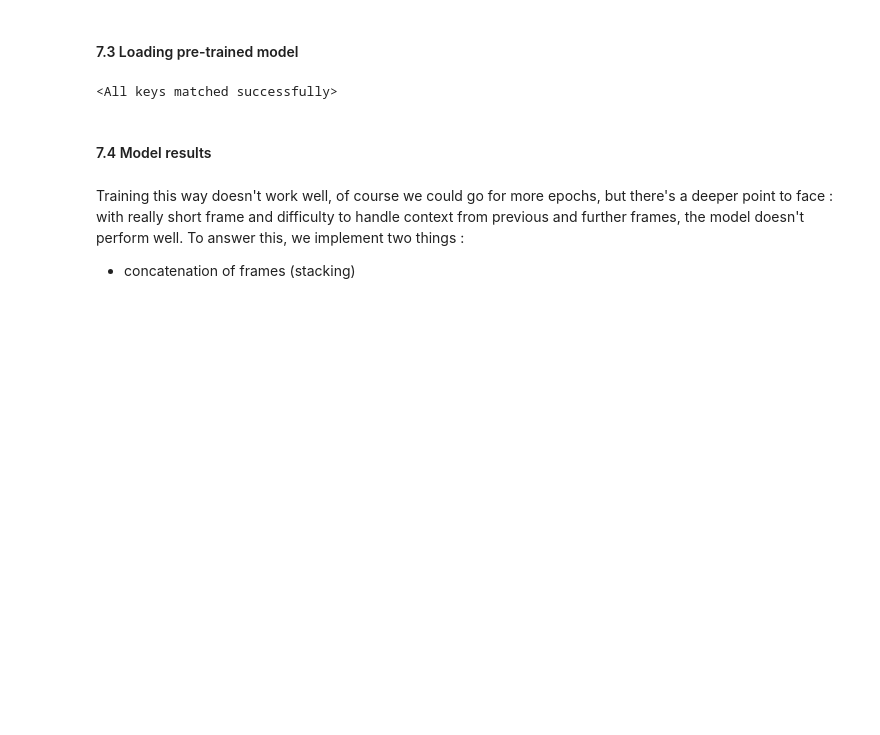
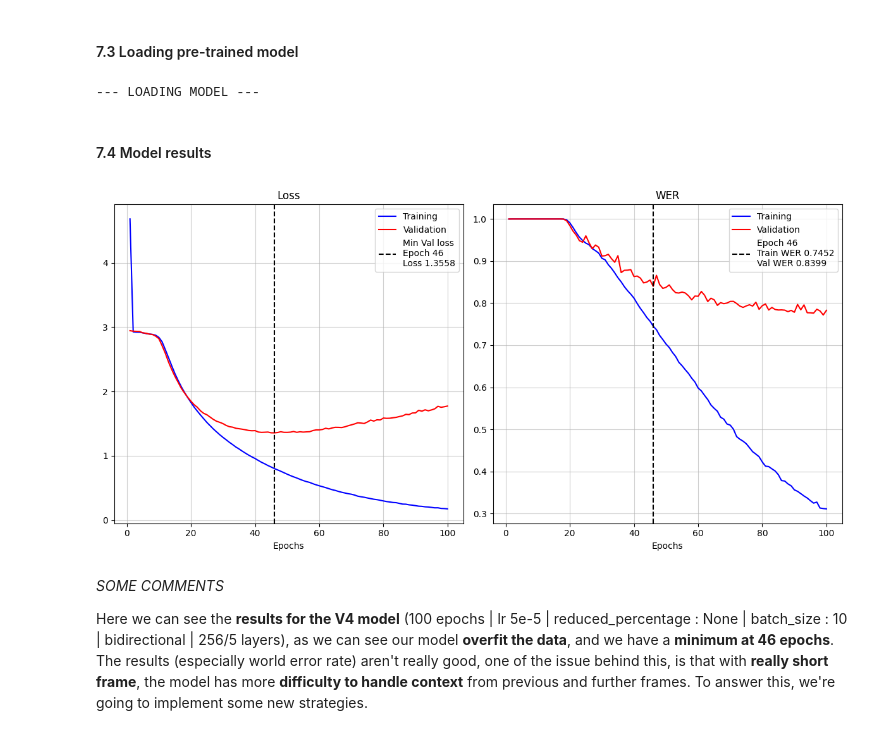
Before and after one commit to AugustinGrunewald/Speech_Recognition, a Jupyter notebook: notebooks/asr.ipynb, the cells around one changed output. Drawn from its saved outputs; the diff is of its cells as text; code cells hidden in the pictures; blank space fills up the shorter version.

```diff
--- a/notebooks/asr.ipynb
+++ b/notebooks/asr.ipynb
@@ -695,7 +697,7 @@ Epoch 1 | Batch 30 | Loss 3.5503
 #### 7.3 Loading pre-trained model
 # %%
 print("\n--- LOADING MODEL ---")
-model_version = "Vx" # Code to know to which model it refers
+model_version = "V4" # Code to know to which model it refers
 backup = torch.load(f"../model/{model_version}/{model_version}_final.pth", map_location=device)
 
 model = SpeechRecognition(
@@ -712,45 +714,38 @@ val_loss_memory = backup['val_loss_memory']
 train_wer_memory = backup['train_wer_memory']
 val_wer_memory = backup['val_wer_memory']
 # %% [output]
-<All keys matched successfully>
+--- LOADING MODEL ---
 # %% [markdown]
 #### 7.4 Model results
 # %%
-def plot_results(train_loss_memory, val_loss_memory):
-    model.eval()
-    test_loss = 0
-    print("\n--- STARTING EVALUATION ---")
+def plot_results(train_loss_memory, val_loss_memory, train_wer_memory, val_wer_memory):
+    fig, axes = plt.subplots(1, 2, figsize=(12, 6))
+    epochs = range(1, len(train_loss_memory) + 1)
 
-    with torch.no_grad():
-        for i, (spectrograms, labels, input_lengths, label_lengths) in enumerate(test_loader):
-            spectrograms = spectrograms.to(device)
-            labels = labels.to(device)
+    axes[0].plot(epochs, train_loss_memory, color="b", label="Training")
+    axes[0].plot(epochs, val_loss_memory, color="r", label="Validation")
+    axes[0].axvline(epochs[np.argmin(val_loss_memory)], color='k', label=f"Min Val loss\nEpoch {epochs[np.argmin(val_loss_memory)]}\nLoss {np.min(val_loss_memory):.4f}", linestyle='--')
+    axes[0].set_title("Loss")
+    axes[0].set_xlabel("Epochs")
+    axes[0].legend()
+    axes[0].grid(alpha=0.6)
 
-            output = model(spectrograms)  # [Batch, Time, Classes]
-            output = output.transpose(0, 1)  # [Time, Batch, Classes] for CTC Loss
+    axes[1].plot(epochs, train_wer_memory, color="b", label="Training")
+    axes[1].plot(epochs, val_wer_memory, color="r", label="Validation")
+    axes[1].axvline(epochs[np.argmin(val_loss_memory)], color='k', label=f"Epoch {epochs[np.argmin(val_loss_memory)]}\nTrain WER {train_wer_memory[np.argmin(val_loss_memory)]:.4f}\nVal WER {val_wer_memory[np.argmin(val_loss_memory)]:.4f}", linestyle='--')
+    axes[1].set_title("WER")
+    axes[1].set_xlabel("Epochs")
+    axes[1].legend()
+    axes[1].grid(alpha=0.6)
 
-            loss = criterion(output, labels, input_lengths, label_lengths)
-            test_loss += loss.item()
+    plt.tight_layout()
+    plt.show()
 
-            # Decoding
-            decoded_preds, decoded_targets = greedy_decoding(
-                output.transpose(0, 1),
-                labels,
-                label_lengths
-            )
-
-            if i == 0:
-                # Showing min between 3 and number batch
-                num_to_print = min(3, len(decoded_preds))
-                for j in range(num_to_print):
-                    print(f"Target:  {decoded_targets[j]}")
-                    print(f"Predict: {decoded_preds[j]}")
-                    print("-" * 20)
-
-    avg_loss = test_loss / len(test_loader)
-    print(f"Validation Loss: {avg_loss:.4f}")
-    return avg_loss
+plot_results(train_loss_memory, val_loss_memory, train_wer_memory, val_wer_memory)
+# %% [output]
+[figure, added]
 # %% [markdown]
-Training this way doesn't work well, of course we could go for more epochs, but there's a deeper point to face : with really short frame and difficulty to handle context from previous and further frames, the model doesn't perform well. To answer this, we implement two things :
-* concatenation of frames (stacking)
+*SOME COMMENTS*
+
+Here we can see the **results for the V4 model** (100 epochs | lr 5e-5 | reduced_percentage : None | batch_size : 10 | bidirectional | 256/5 layers), as we can see our model **overfit the data**, and we have a **minimum at 46 epochs**. The results (especially world error rate) aren't really good, one of the issue behind this, is that with **really short frame**, the model has more **difficulty to handle context** from previous and further frames. To answer this, we're going to implement some new strategies.
 # %% [markdown]
```
Also changed, not shown: parts of 11 cells of this notebook, 3 other files.
